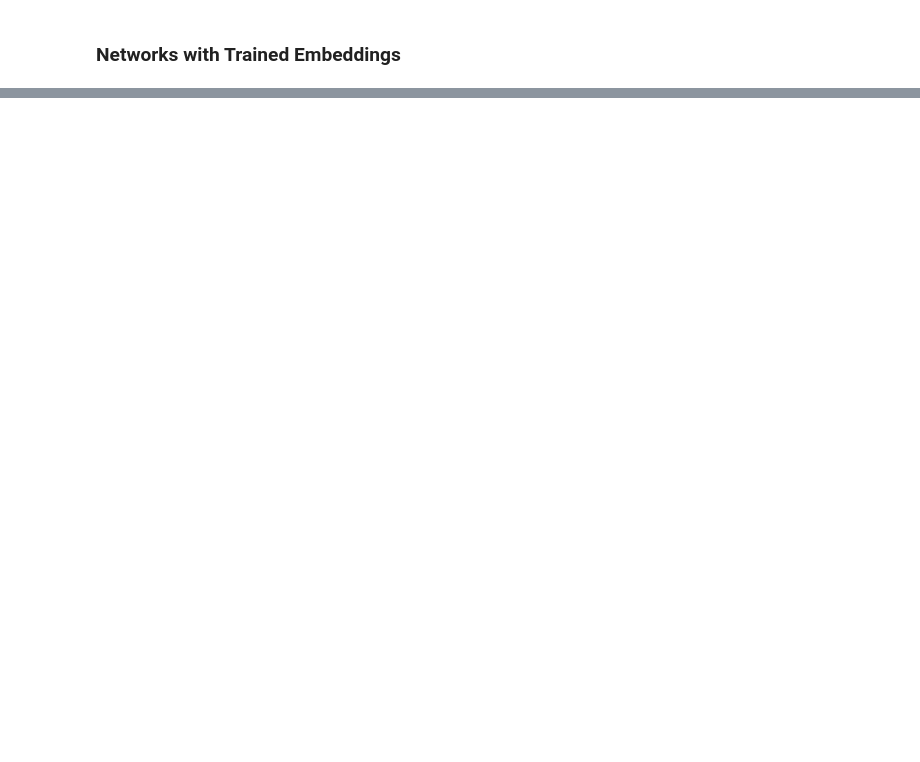
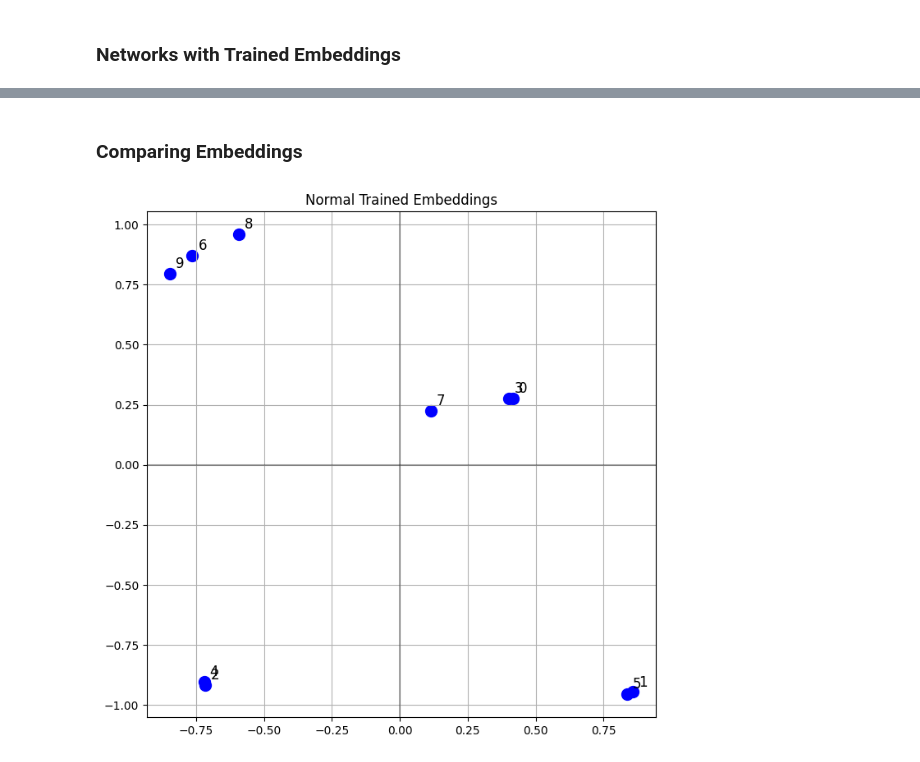
Before and after one commit to yashc73080/CS462-Deep-Learning, a Jupyter notebook: HW3/sequences.ipynb, the cells around one changed output, grey strips where cells are left out. Cells and saved outputs as stored; diff of their text form; code cells hidden in the pictures; blank space fills up the shorter version.

```diff
--- a/HW3/sequences.ipynb
+++ b/HW3/sequences.ipynb
@@ -611,6 +612,23 @@ def test_summary_query_model(summary_model, query_model, dataloader, device='cpu
 
     accuracy = correct / total
     return accuracy
+# %%
+def plot_embeddings(model, title="Digit Embeddings"):
+    # Get the weights for digits 0-9 (exclude padding token at index 10)
+    weights = model.embedding.weight.detach().cpu().numpy()[:10]
+
+    plt.figure(figsize=(8, 8))
+    plt.scatter(weights[:, 0], weights[:, 1], c='blue', s=100)
+
+    # Annotate each point with its digit
+    for i, (x, y) in enumerate(weights):
+        plt.annotate(str(i), (x, y), xytext=(5, 5), textcoords='offset points', fontsize=12)
+
+    plt.title(title)
+    plt.grid(True)
+    plt.axhline(y=0, color='k', linestyle='-', alpha=0.3)
+    plt.axvline(x=0, color='k', linestyle='-', alpha=0.3)
+    plt.show()
 # %% [markdown]
 ### Networks with Fixed Random Embeddings
 # %%
@@ -675,0 +849,6 @@ Test Accuracy: 96.26%
+# %% [markdown]
+### Comparing Embeddings
+# %%
+plot_embeddings(sim_summary_model, title="Normal Trained Embeddings")
+# %% [output]
+[figure, added]
```
Also changed, not shown: parts of 18 cells of this notebook.
